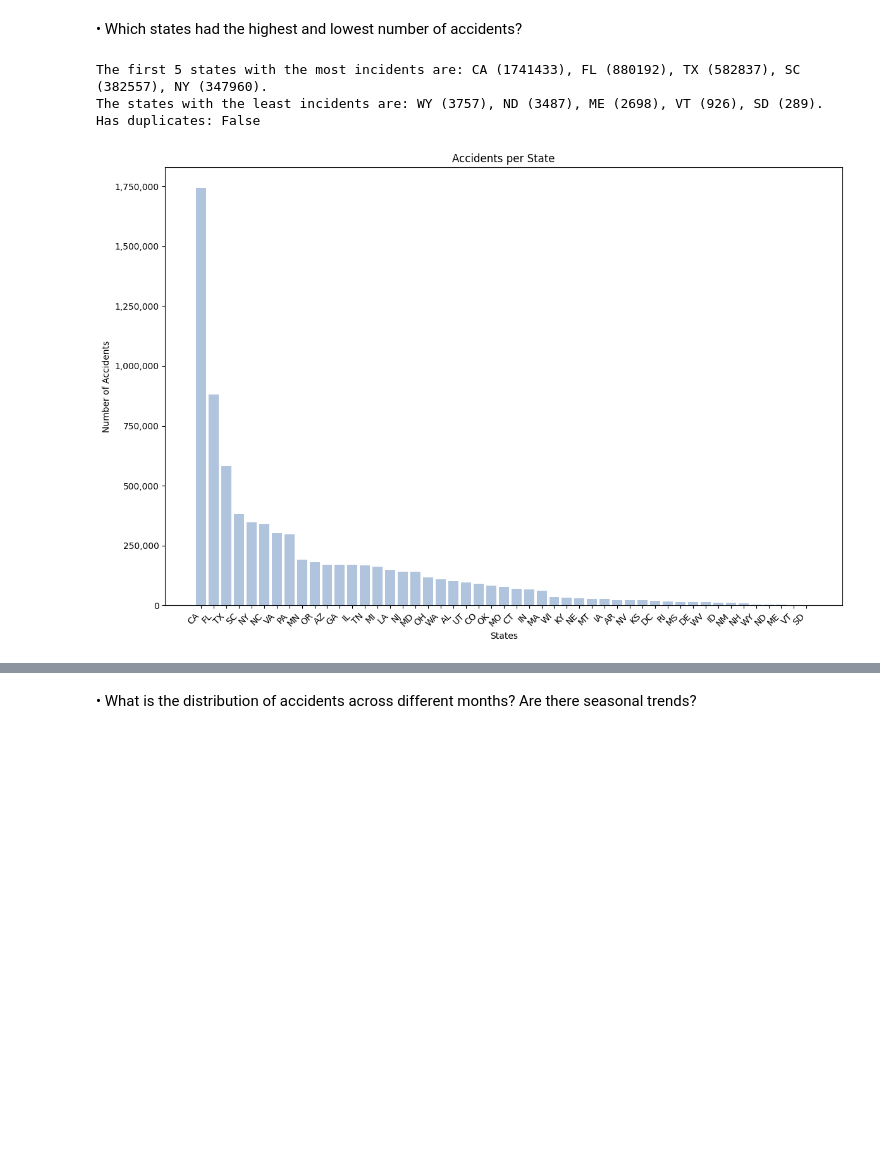
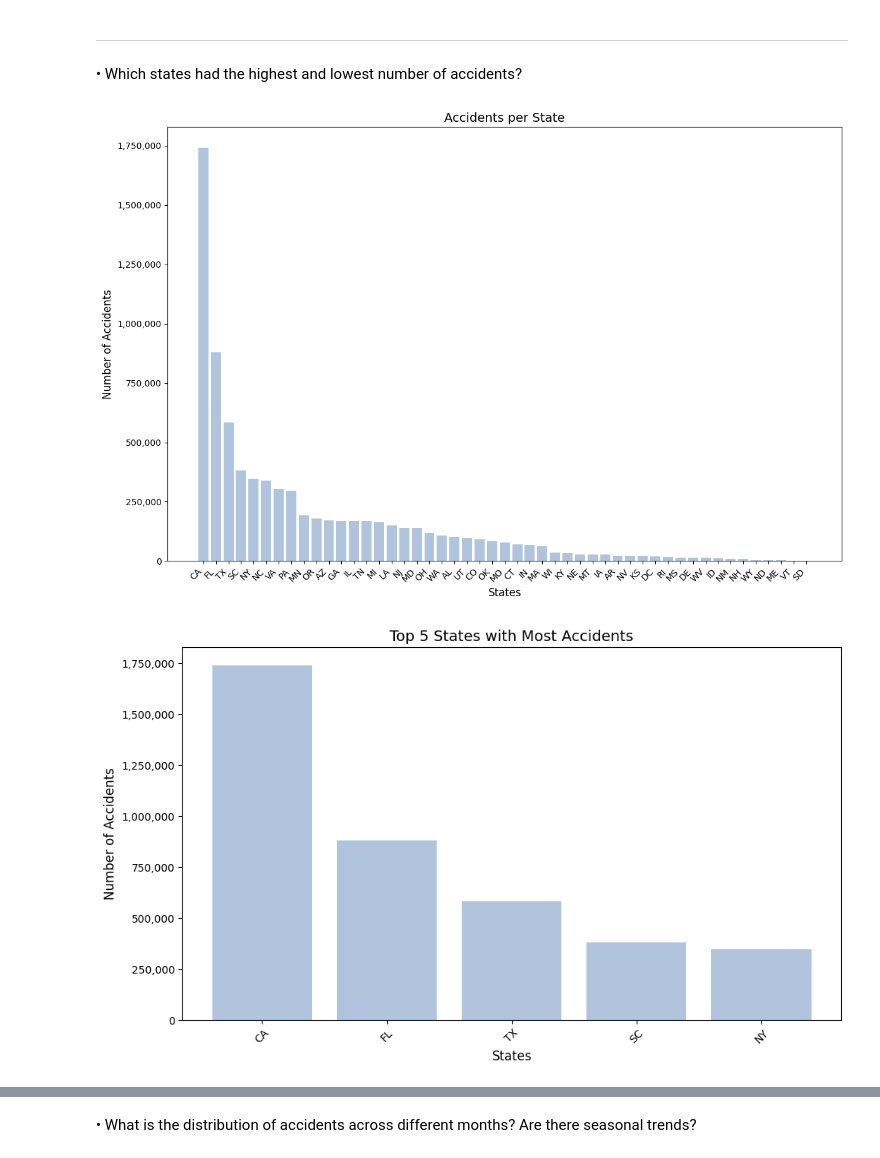
Before and after one commit to errosal/USTrafficAccidents, a Jupyter notebook: Notebooks/01_General_Accident_Statistics.ipynb, the cells around one changed output, grey strips where cells are left out. Saved outputs shown, nothing was run; the diff lists cells and outputs as text; code cells hidden in the pictures; blank space fills up the shorter version.

```diff
--- a/Notebooks/01_General_Accident_Statistics.ipynb
+++ b/Notebooks/01_General_Accident_Statistics.ipynb
@@ -68,36 +106,68 @@ Total accidents from 2016 to 2023: 7728394
+# %% [markdown]
+<hr style="border: 1px solid #ccc; margin: 20px 0;">
 # %% [markdown]
 •	Which states had the highest and lowest number of accidents?
 # %%
+# Check if 'State' exists in the DataFrame
+if 'State' not in df.columns:
+    raise ValueError("The column 'State' does not exist in the DataFrame.")
+
 # Get unique state names and check for duplicates
 unique_states = df['State'].unique().compute()
 has_duplicates = len(unique_states) != len(set(unique_states))
 
-# Count accidents for each state and sort in descending order
-state_counts = df['State'].value_counts().compute()
-sorted_state_counts = state_counts.sort_values(ascending=False)
+# Count accidents for each state using groupby and sort in descending order
+state_counts = df['State'].value_counts().compute().sort_values(ascending=False)
 
 # Get the top 5 and least 5 states
-top_5_states = sorted_state_counts.head(5)
-least_5_states = sorted_state_counts.tail(5)
+top_5_states = state_counts.head(5)
+least_5_states = state_counts.tail(5)
 
-# Print results
-print(f"The first 5 states with the most incidents are: {', '.join([f'{state} ({count})' for state, count in top_5_states.items()])}.")
-print(f"The states with the least incidents are: {', '.join([f'{state} ({count})' for state, count in least_5_states.items()])}.")
-print("Has duplicates:", has_duplicates)
+# Print the total number of accidents
+# total_accidents = state_counts.sum()
+# print(f"Total number of accidents: {total_accidents}")
 
-# Plotting the results
+# Print the top 5 and least 5 states
+# print("Top 5 States with the Most Accidents:")
+# for state, count in top_5_states.items():
+#     print(f"{state}: {count}")
+
+# print("\nBottom 5 States with the Least Accidents:")
+# for state, count in least_5_states.items():
+#     print(f"{state}: {count}")
+
+# Plotting the results for all states
 plt.figure(figsize=(12, 8))
-plt.bar(sorted_state_counts.index, sorted_state_counts.values, color='lightsteelblue')
+plt.bar(state_counts.index, state_counts.values, color='lightsteelblue')
+plt.title('Accidents per State', fontsize=14)
+plt.xlabel('States', fontsize=12)
+plt.ylabel('Number of Accidents', fontsize=12)
 plt.gca().yaxis.set_major_formatter(StrMethodFormatter('{x:,.0f}'))
-
-plt.xlabel('States')
-plt.ylabel('Number of Accidents')
-plt.title('Accidents per State')
 plt.xticks(rotation=45, ha='right')
 plt.tight_layout()
 plt.show()
+
+# Plotting for Top 5 States
+plt.figure(figsize=(10, 6))
+plt.bar(top_5_states.index, top_5_states.values, color='lightsteelblue')
+plt.title('Top 5 States with Most Accidents', fontsize=14)
+plt.xlabel('States', fontsize=12)
+plt.ylabel('Number of Accidents', fontsize=12)
+plt.gca().yaxis.set_major_formatter(StrMethodFormatter('{x:,.0f}'))
+plt.xticks(rotation=45)
+plt.tight_layout()
+plt.show()
+
+# Plotting for Least 5 States
+plt.figure(figsize=(10, 6))
+plt.bar(least_5_states.index, least_5_states.values, color='salmon')
+plt.title('States with Least Accidents', fontsize=14)
+plt.xlabel('States', fontsize=12)
+plt.ylabel('Number of Accidents', fontsize=12)
+plt.gca().yaxis.set_major_formatter(StrMethodFormatter('{x:,.0f}'))
+plt.xticks(rotation=45)
+plt.tight_layout()
+plt.show()
 # %% [output]
-The first 5 states with the most incidents are: CA (1741433), FL (880192), TX (582837), SC (382557), NY (347960).
-The states with the least incidents are: WY (3757), ND (3487), ME (2698), VT (926), SD (289).
-Has duplicates: False
-[figure, old version]
+[figure, new version]
+[figure, added]
```
Also changed, not shown: parts of 25 cells of this notebook, 4 other files.
